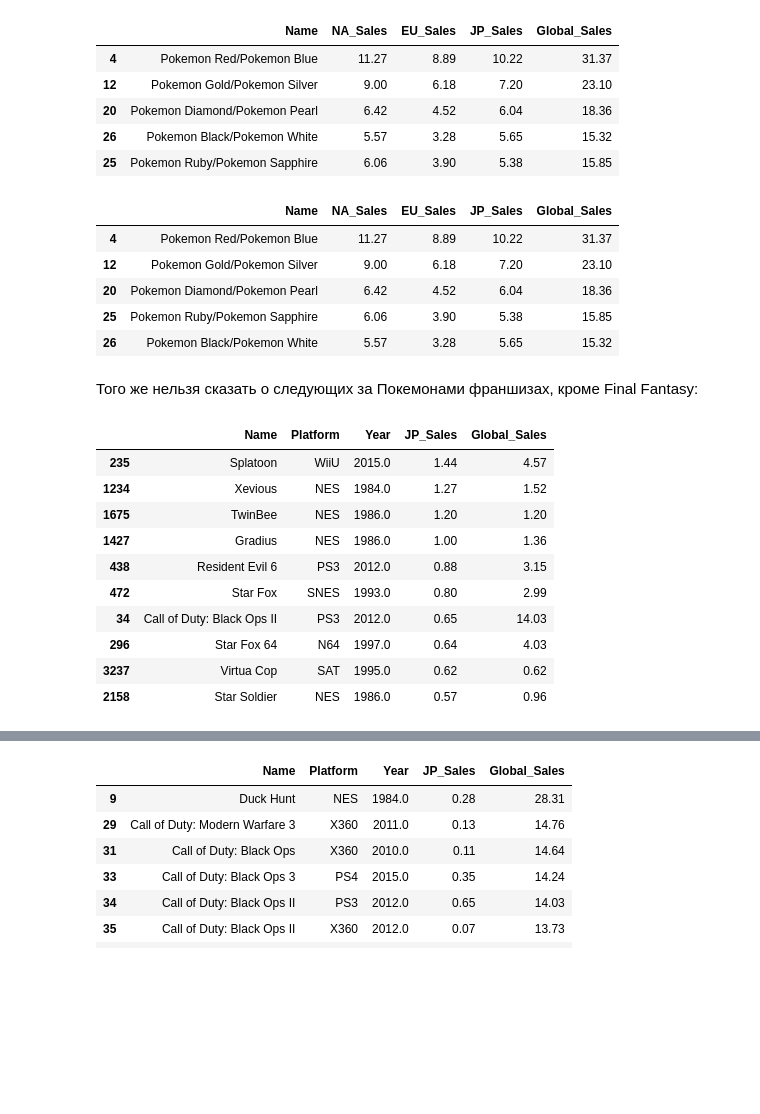
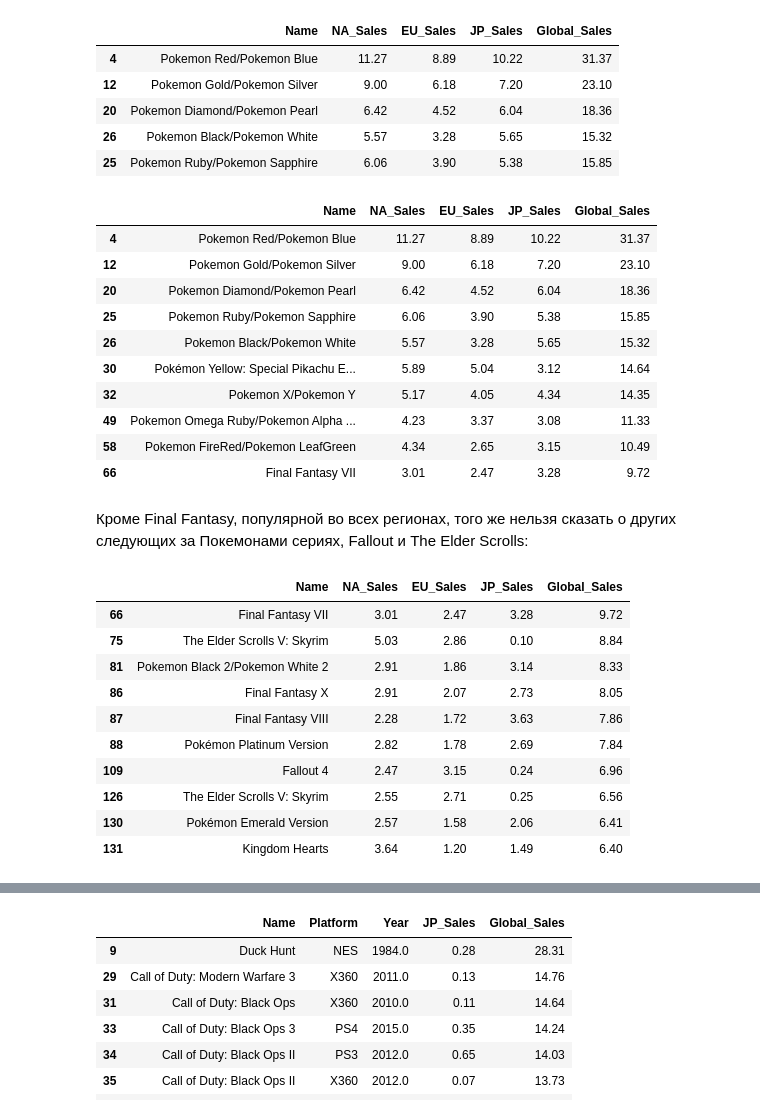
Before and after one commit to ekhavronina/data_analytics, a Jupyter notebook: video_games/video_game_sales_reboot.ipynb, the cells around one changed output, grey strips where cells are left out. Drawn from its saved outputs; the diff is of its cells as text; code cells hidden in the pictures; blank space fills up the shorter version.

```diff
--- a/video_games/video_game_sales_reboot.ipynb
+++ b/video_games/video_game_sales_reboot.ipynb
@@ -557,30 +564,35 @@ games[games['Genre'] == 'Role-Playing'].sort_values('JP_Sales', ascending=False)
 | 25 | Pokemon Ruby/Pokemon Sapphire | 6.06 | 3.90 | 5.38 | 15.85 |
 # %%
 # лидеры RPG по продажам в мире
-games[games['Genre'] == 'Role-Playing'].sort_values('Global_Sales', ascending=False).iloc[:5, [0,5,6,7,9]]
+games[games['Genre'] == 'Role-Playing'].sort_values('Global_Sales', ascending=False).iloc[:10, [0,5,6,7,9]]
 # %% [output]
 |  | Name | NA_Sales | EU_Sales | JP_Sales | Global_Sales |
 | 4 | Pokemon Red/Pokemon Blue | 11.27 | 8.89 | 10.22 | 31.37 |
 | 12 | Pokemon Gold/Pokemon Silver | 9.00 | 6.18 | 7.20 | 23.10 |
 | 20 | Pokemon Diamond/Pokemon Pearl | 6.42 | 4.52 | 6.04 | 18.36 |
 | 25 | Pokemon Ruby/Pokemon Sapphire | 6.06 | 3.90 | 5.38 | 15.85 |
 | 26 | Pokemon Black/Pokemon White | 5.57 | 3.28 | 5.65 | 15.32 |
+| 30 | Pokémon Yellow: Special Pikachu E... | 5.89 | 5.04 | 3.12 | 14.64 |
+| 32 | Pokemon X/Pokemon Y | 5.17 | 4.05 | 4.34 | 14.35 |
+| 49 | Pokemon Omega Ruby/Pokemon Alpha ... | 4.23 | 3.37 | 3.08 | 11.33 |
+| 58 | Pokemon FireRed/Pokemon LeafGreen | 4.34 | 2.65 | 3.15 | 10.49 |
+| 66 | Final Fantasy VII | 3.01 | 2.47 | 3.28 | 9.72 |
 # %% [markdown]
-Того же нельзя сказать о следующих за Покемонами франшизах, кроме Final Fantasy:
+Кроме Final Fantasy, популярной во всех регионах, того же нельзя сказать о других следующих за Покемонами сериях, Fallout и The Elder Scrolls:
-# %%
-games[games['Genre'] == 'Shooter'].sort_values('JP_Sales', ascending=False).iloc[0:10, [0,1,2,7,9]]
-# %% [output]
-|  | Name | Platform | Year | JP_Sales | Global_Sales |
-| 235 | Splatoon | WiiU | 2015.0 | 1.44 | 4.57 |
-| 1234 | Xevious | NES | 1984.0 | 1.27 | 1.52 |
-| 1675 | TwinBee | NES | 1986.0 | 1.20 | 1.20 |
-| 1427 | Gradius | NES | 1986.0 | 1.00 | 1.36 |
-| 438 | Resident Evil 6 | PS3 | 2012.0 | 0.88 | 3.15 |
-| 472 | Star Fox | SNES | 1993.0 | 0.80 | 2.99 |
-| 34 | Call of Duty: Black Ops II | PS3 | 2012.0 | 0.65 | 14.03 |
-| 296 | Star Fox 64 | N64 | 1997.0 | 0.64 | 4.03 |
-| 3237 | Virtua Cop | SAT | 1995.0 | 0.62 | 0.62 |
-| 2158 | Star Soldier | NES | 1986.0 | 0.57 | 0.96 |
+# %%
+games[games['Genre'] == 'Role-Playing'].sort_values('Global_Sales', ascending=False).iloc[9:19, [0,5,6,7,9]]
+# %% [output]
+|  | Name | NA_Sales | EU_Sales | JP_Sales | Global_Sales |
+| 66 | Final Fantasy VII | 3.01 | 2.47 | 3.28 | 9.72 |
+| 75 | The Elder Scrolls V: Skyrim | 5.03 | 2.86 | 0.10 | 8.84 |
+| 81 | Pokemon Black 2/Pokemon White 2 | 2.91 | 1.86 | 3.14 | 8.33 |
+| 86 | Final Fantasy X | 2.91 | 2.07 | 2.73 | 8.05 |
+| 87 | Final Fantasy VIII | 2.28 | 1.72 | 3.63 | 7.86 |
+| 88 | Pokémon Platinum Version | 2.82 | 1.78 | 2.69 | 7.84 |
+| 109 | Fallout 4 | 2.47 | 3.15 | 0.24 | 6.96 |
+| 126 | The Elder Scrolls V: Skyrim | 2.55 | 2.71 | 0.25 | 6.56 |
+| 130 | Pokémon Emerald Version | 2.57 | 1.58 | 2.06 | 6.41 |
+| 131 | Kingdom Hearts | 3.64 | 1.20 | 1.49 | 6.40 |
 # %%
 shooters = games[games['Genre'].isin(['Shooter'])]
 
```
Also changed, not shown: parts of 15 cells of this notebook.
